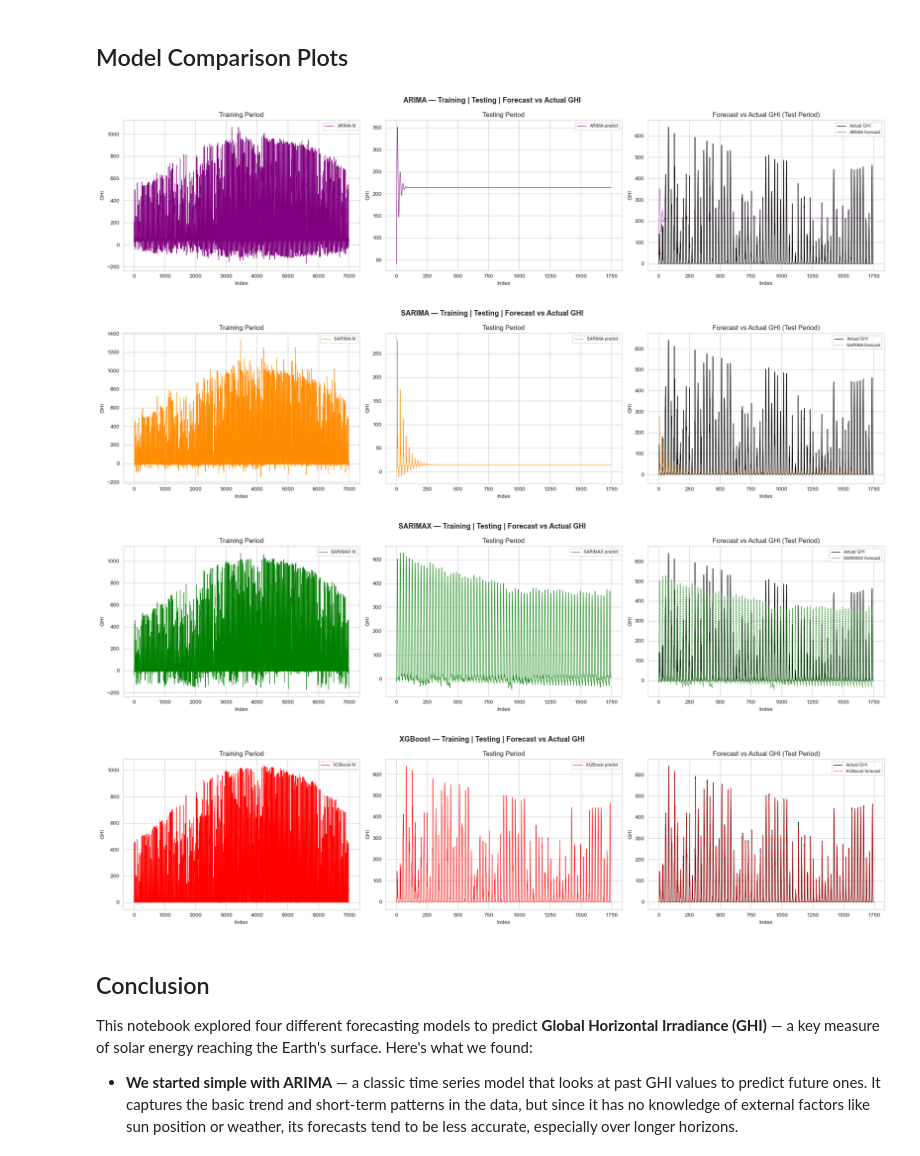
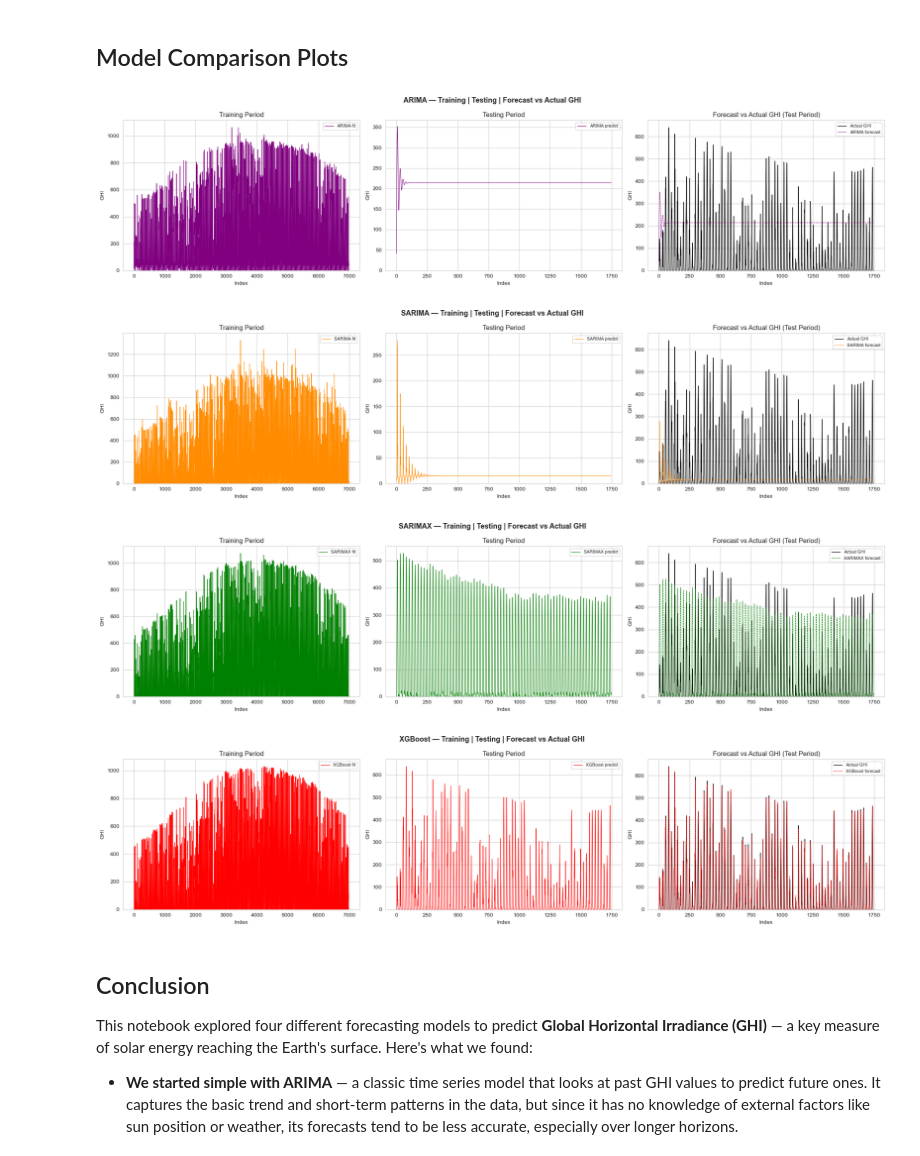
Before and after one commit to Smuthusivam/LEI-Assignment-01_Feb, a Jupyter notebook: Tasks/Tasks_2/Model.ipynb, the cells around one changed output. Drawn from its saved outputs; the diff is of its cells as text; code cells hidden in the pictures.

Commit message:
fixed the negative values in the visualization

```diff
--- a/Tasks/Tasks_2/Model.ipynb
+++ b/Tasks/Tasks_2/Model.ipynb
@@ -646,47 +646,58 @@ XGBoost            1.0863       2.3255
 # %% [markdown]
 ## Model Comparison Plots
 # %%
+import numpy as np
+import matplotlib.pyplot as plt
+
 models_plot = [
     ('ARIMA',   train,   model_fit.fittedvalues,        test,      forecast,         'purple'),
-    ('SARIMA',  train_s, sarima_model_fit.fittedvalues,  test_s,    sarima_forecast,  'darkorange'),
+    ('SARIMA',  train_s, sarima_model_fit.fittedvalues, test_s,    sarima_forecast,  'darkorange'),
     ('SARIMAX', train_x, sarimax_model_fit.fittedvalues, test_x,    sarimax_forecast, 'green'),
     ('XGBoost', y_train_xgb, xgb_train_pred,            y_test_xgb, xgb_test_pred,   'red'),
 ]
 
 for name, tr, fitted, te, fc, color in models_plot:
     fig, axes = plt.subplots(1, 3, figsize=(20, 5))
     fig.suptitle(f'{name} — Training | Testing | Forecast vs Actual GHI', fontsize=13, fontweight='bold')
 
+    # Clip values so anything below 0 becomes exactly 0
+    fitted_vals = np.clip(fitted.values, a_min=0, a_max=None)
+    fc_vals = np.clip(fc.values, a_min=0, a_max=None)
+    te_vals = np.clip(te.values, a_min=0, a_max=None)
+
     # Left: Training — model fitted values only
-    axes[0].plot(fitted.values, label=f'{name} fit', color=color, linewidth=0.8)
+    axes[0].plot(fitted_vals, label=f'{name} fit', color=color, linewidth=0.8)
     axes[0].set_title('Training Period')
     axes[0].set_xlabel('Index')
     axes[0].set_ylabel('GHI')
+    axes[0].set_ylim(bottom=0) # Lock y-axis minimum to 0
     axes[0].legend(fontsize=8)
 
     # Middle: Testing — model predictions only
-    axes[1].plot(fc.values, label=f'{name} predict', color=color, linewidth=0.8)
+    axes[1].plot(fc_vals, label=f'{name} predict', color=color, linewidth=0.8)
     axes[1].set_title('Testing Period')
     axes[1].set_xlabel('Index')
     axes[1].set_ylabel('GHI')
+    axes[1].set_ylim(bottom=0) # Lock y-axis minimum to 0
     axes[1].legend(fontsize=8)
 
     # Right: Forecast vs Actual GHI (test period only)
-    axes[2].plot(te.values, label='Actual GHI',       color='black', linewidth=1)
-    axes[2].plot(fc.values, label=f'{name} forecast',  color=color,  linewidth=0.8, linestyle='--')
+    axes[2].plot(te_vals, label='Actual GHI',        color='black', linewidth=1)
+    axes[2].plot(fc_vals, label=f'{name} forecast',  color=color,  linewidth=0.8, linestyle='--')
     axes[2].set_title('Forecast vs Actual GHI (Test Period)')
     axes[2].set_xlabel('Index')
     axes[2].set_ylabel('GHI')
+    axes[2].set_ylim(bottom=0) # Lock y-axis minimum to 0
     axes[2].legend(fontsize=8)
 
     plt.tight_layout()
     plt.savefig(f'../../Outputs/comparison_{name.lower()}.png', bbox_inches='tight', dpi=150)
     plt.show()
 # %% [output]
-[figure, old version]
+[figure, new version]
-[figure, old version]
+[figure, new version]
-[figure, old version]
+[figure, new version]
-[figure, old version]
+[figure, new version]
 # %% [markdown]
 ## Conclusion
 
```
